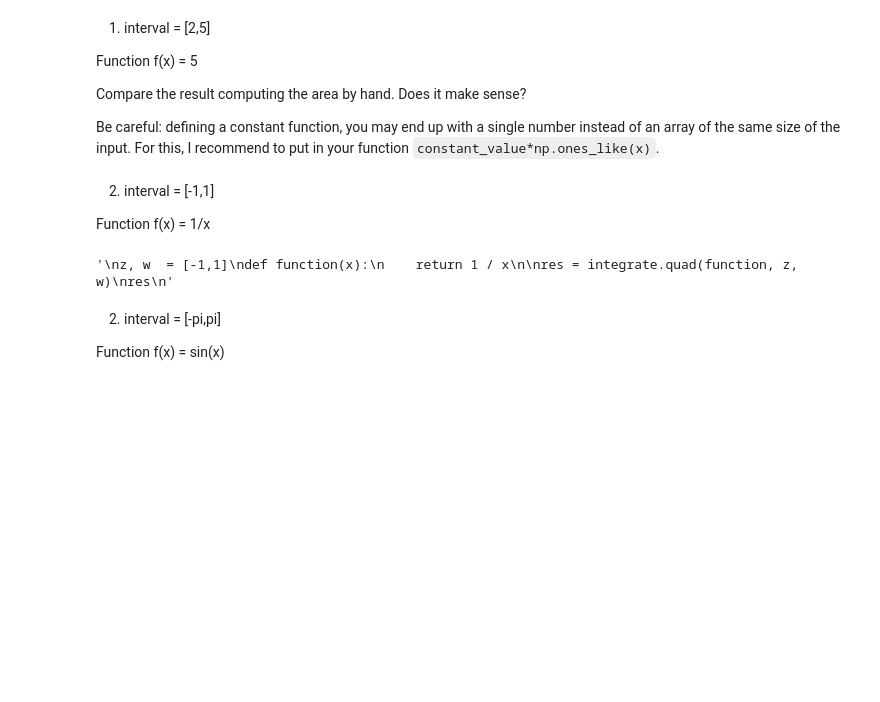
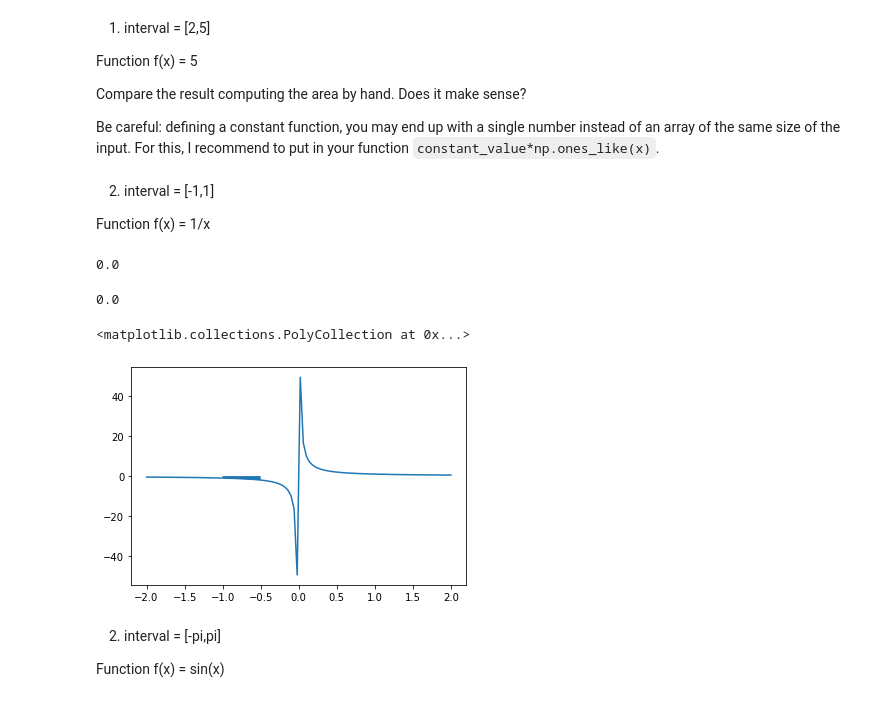
Before and after one commit to Abubakr1710/Gradient-Desent-Team-4, a Jupyter notebook: 13. Gradients and Integrals/Gradient Descent and Integrals.ipynb, the cells around one changed output. Cells and saved outputs as stored; diff of their text form; code cells hidden in the pictures; blank space fills up the shorter version.

```diff
--- a/13. Gradients and Integrals/Gradient Descent and Integrals.ipynb
+++ b/13. Gradients and Integrals/Gradient Descent and Integrals.ipynb
@@ -107,16 +107,29 @@ Be careful: defining a constant function, you may end up with a single number in
 
 Function f(x) = 1/x
 # %%
-"""
-z, w  = [-1,1]
-def function(x):
+a1, b1 = [-1, -1e-9]
+a2, b2 = [1e-9, 1]
+
+def func0(x):
     return 1 / x
 
-res = integrate.quad(function, z, w)
+res = integrate.quad(func0, a1, b1)[0] + integrate.quad(func0, a2, b2)[0]
 res
-"""
 # %% [output]
-'\nz, w  = [-1,1]\ndef function(x):\n    return 1 / x\n\nres = integrate.quad(function, z, w)\nres\n'
+0.0
+# %%
+area_under_the_curve = res
+print(area_under_the_curve)
+# %% [output]
+0.0
+# %%
+x = np.linspace(-2,2, 100)
+section = np.arange(-1, 1, 1/2)
+plt.plot(x, function(x))
+plt.fill_between(section,function(section))
+# %% [output]
+<matplotlib.collections.PolyCollection at 0x...>
+[figure, added]
 # %% [markdown]
 2. interval = \[-pi,pi\]
 
```
Also changed, not shown: parts of 1 cell of this notebook.
